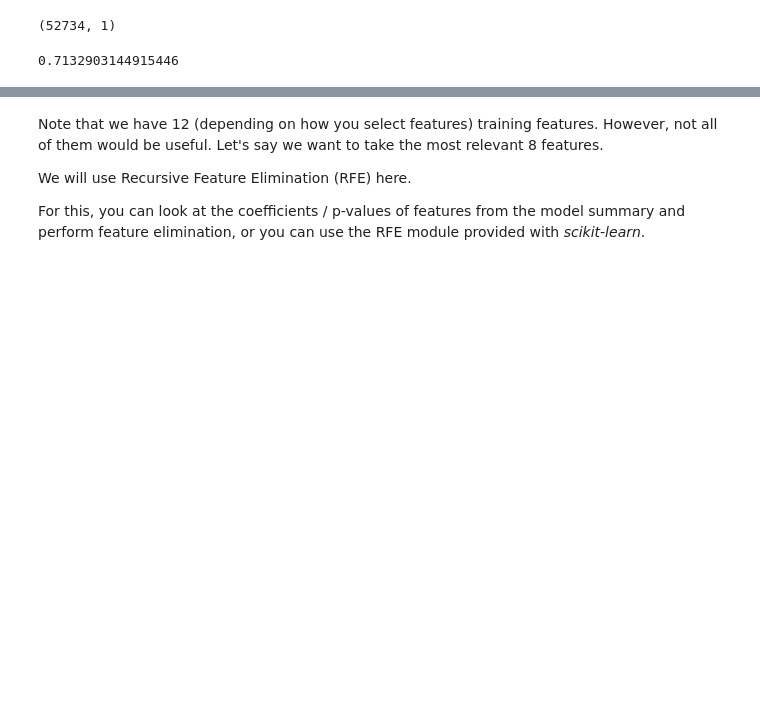
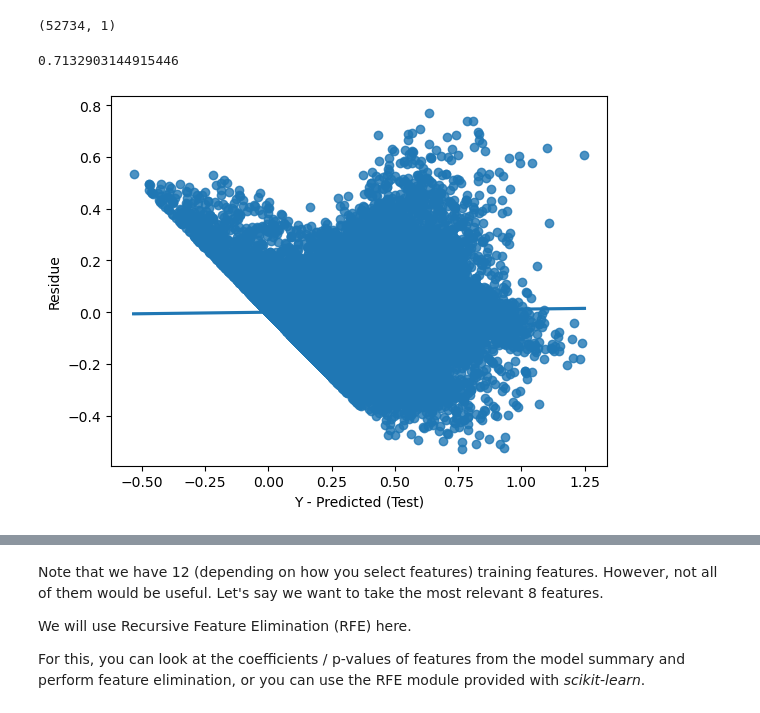
Before and after one commit to avanindra3/LR_Delivery_Time_Prediction, a Jupyter notebook: LR_Delivery_Time_Estimation_Starter_1.ipynb, the cells around one changed output, grey strips where cells are left out. Saved outputs shown, nothing was run; the diff lists cells and outputs as text; code cells hidden in the pictures; blank space fills up the shorter version.

```diff
--- a/LR_Delivery_Time_Estimation_Starter_1.ipynb
+++ b/LR_Delivery_Time_Estimation_Starter_1.ipynb
@@ -779,3 +779,12 @@ r2 = r2_score(y_test, y_test_predict)
 r2
 # %% [output]
 0.7132903144915446
+# %%
+residual = y_test - y_test_predict
+# %%
+splot = sns.regplot(x=y_test_predict, y=residual)
+splot.set_xlabel('Y - Predicted (Test)')
+splot.set_ylabel('Residue')
+plt.show()
+# %% [output]
+[figure, added]
```
Also changed, not shown: parts of 1 cell of this notebook.
